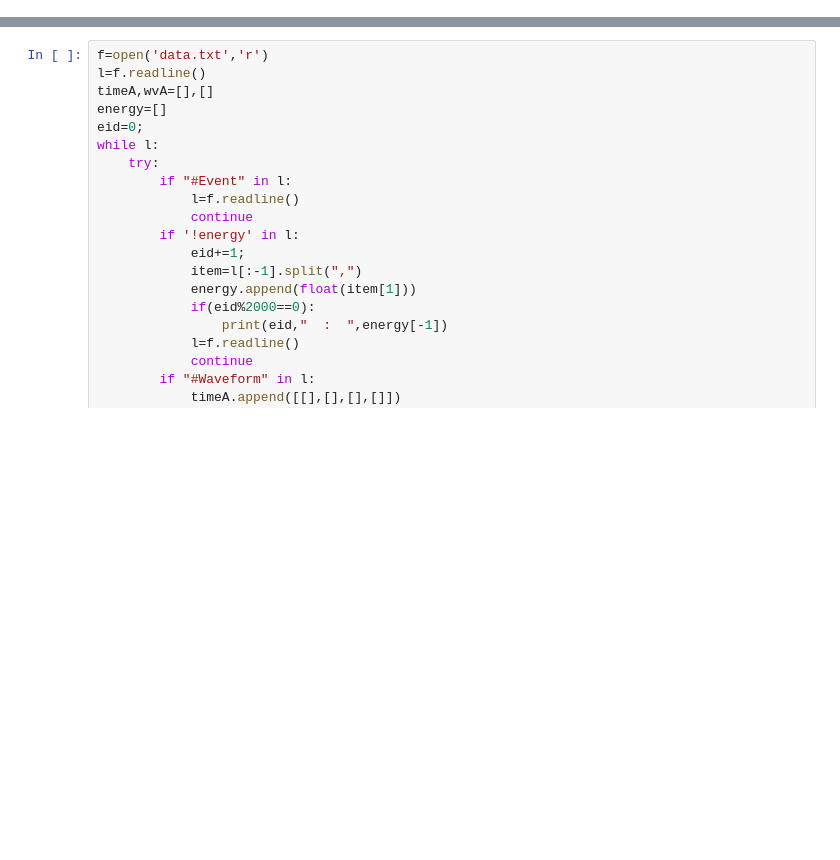
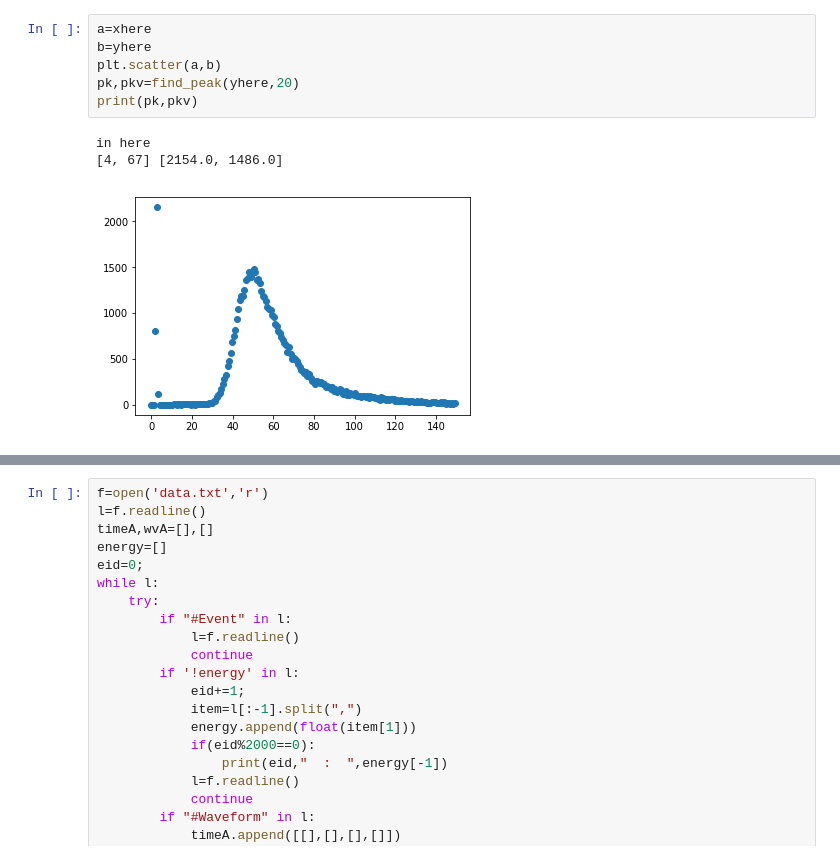
Before and after one commit to ats2008/drs4daq, a Jupyter notebook: drs4v5/pythonDoc.ipynb, the cells around one changed output, grey strips where cells are left out. Saved outputs shown, nothing was run; the diff lists cells and outputs as text; blank space fills up the shorter version.

```diff
--- a/drs4v5/pythonDoc.ipynb
+++ b/drs4v5/pythonDoc.ipynb
@@ -3,0 +96,10 @@ import numpy as np
+# %%
+a=xhere
+b=yhere
+plt.scatter(a,b)
+pk,pkv=find_peak(yhere,20)
+print(pk,pkv)
+# %% [output]
+in here
+[4, 67] [2154.0, 1486.0]
+[figure, added]
```
Also changed, not shown: parts of 16 cells of this notebook, 4 other files.
